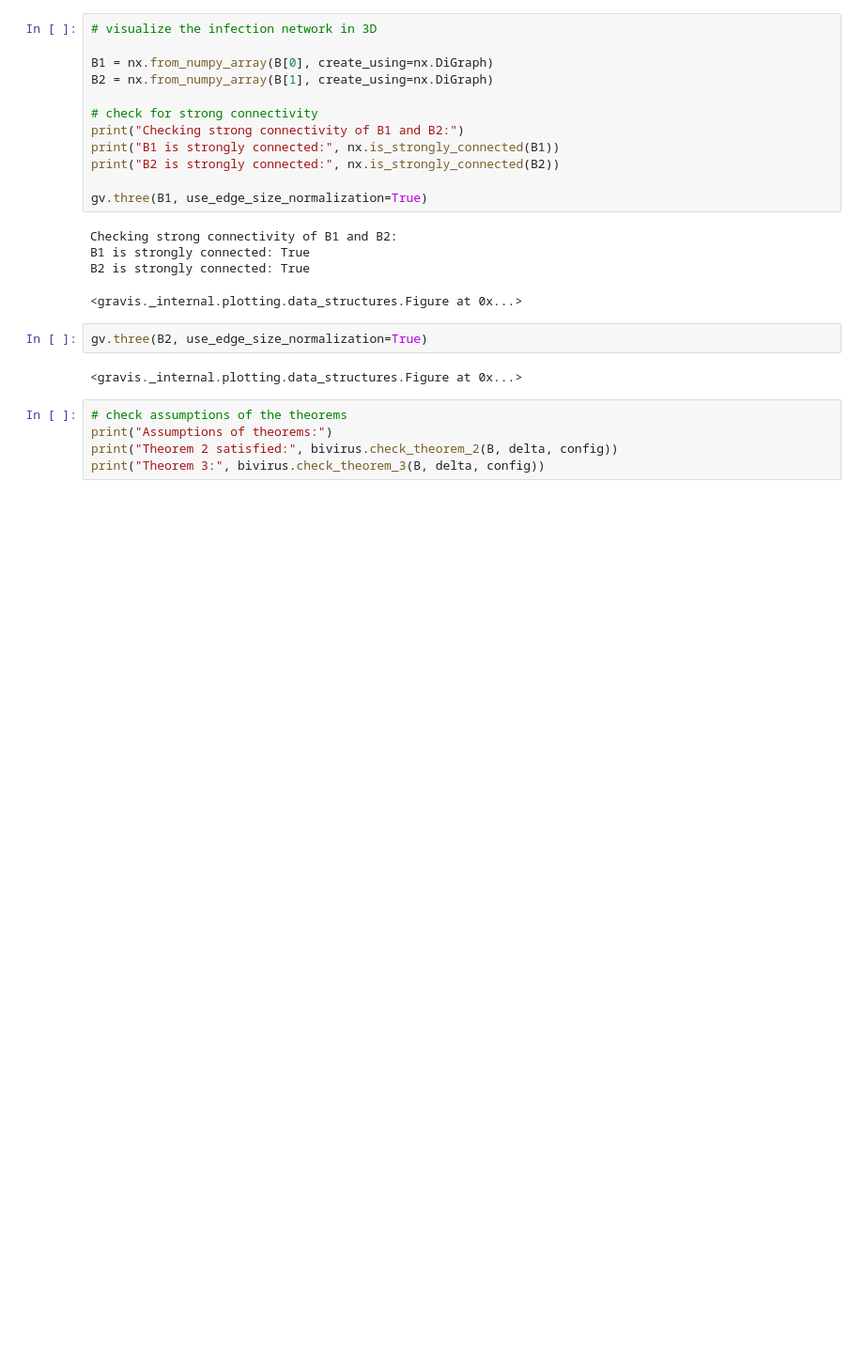
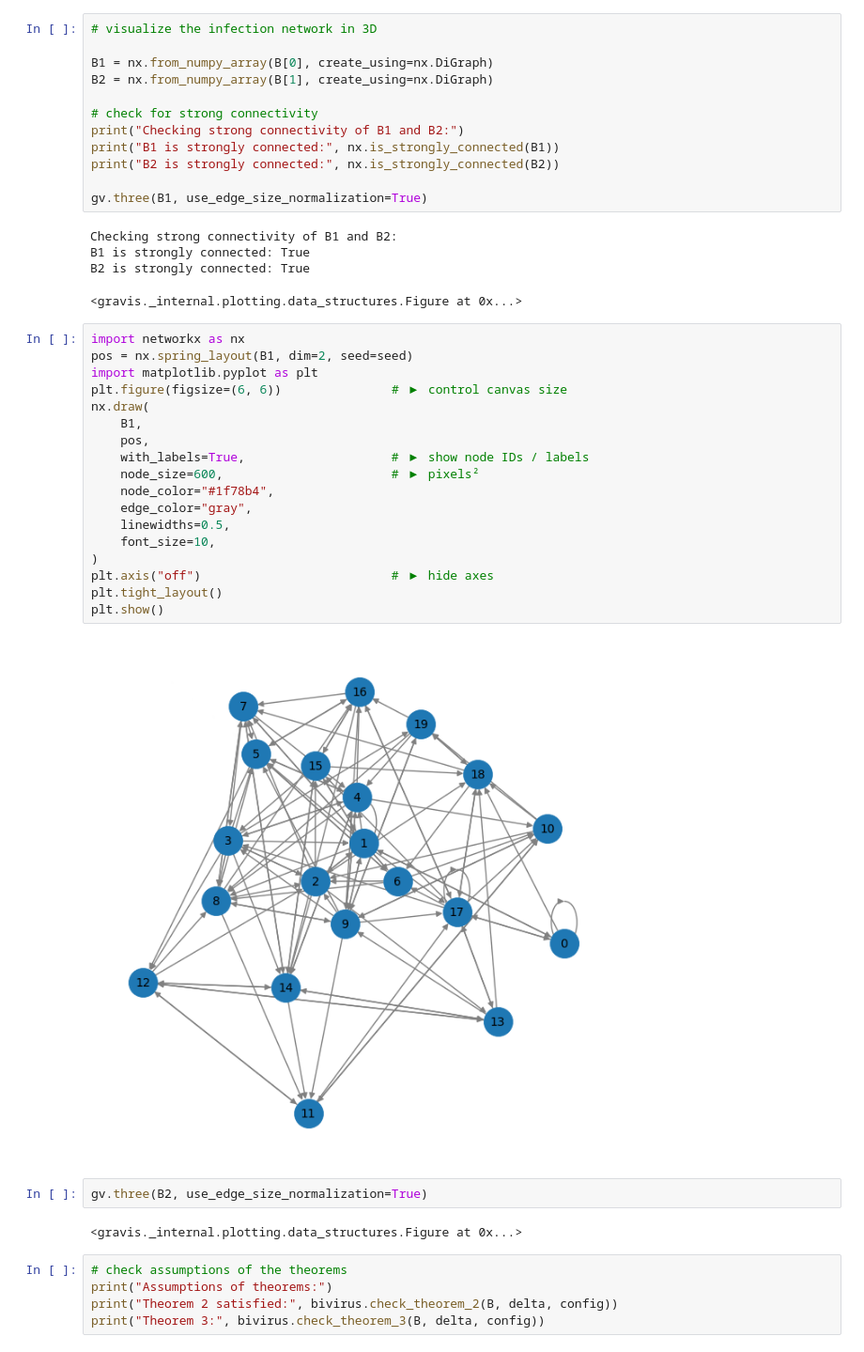
Before and after one commit to mrhoggboss/Discrete-time-competitive-bivirus-SIS, a Jupyter notebook: experiment_Theorem2.ipynb, the cells around one changed output. Shown at 94% size. Drawn from its saved outputs; the diff is of its cells as text; blank space fills up the shorter version.

```diff
--- a/experiment_Theorem2.ipynb
+++ b/experiment_Theorem2.ipynb
@@ -86,6 +86,26 @@ Checking strong connectivity of B1 and B2:
 B1 is strongly connected: True
 B2 is strongly connected: True
 <gravis._internal.plotting.data_structures.Figure at 0x...>
+# %%
+import networkx as nx
+pos = nx.spring_layout(B1, dim=2, seed=seed)
+import matplotlib.pyplot as plt
+plt.figure(figsize=(6, 6))               # ▶ control canvas size
+nx.draw(
+    B1,
+    pos,
+    with_labels=True,                    # ▶ show node IDs / labels
+    node_size=600,                       # ▶ pixels²
+    node_color="#1f78b4",
+    edge_color="gray",
+    linewidths=0.5,
+    font_size=10,
+)
+plt.axis("off")                          # ▶ hide axes
+plt.tight_layout()
+plt.show()
+# %% [output]
+[figure, added]
 # %%
 gv.three(B2, use_edge_size_normalization=True)
 # %% [output]
```
Also changed, not shown: 3 other files.
